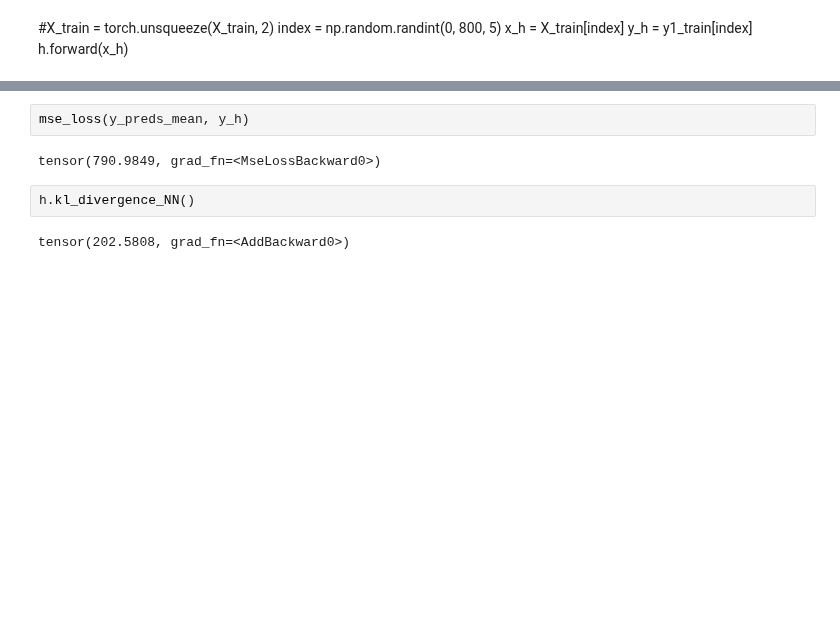
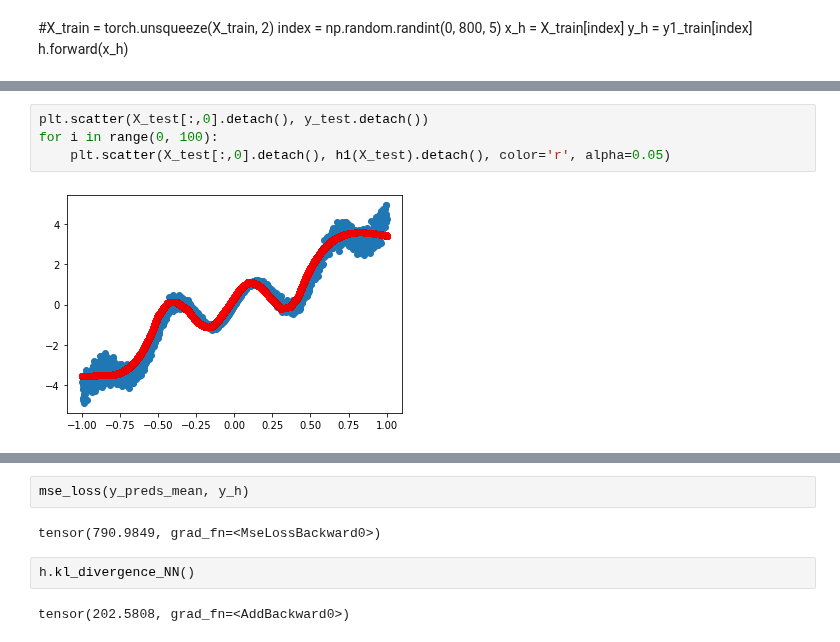
Before and after one commit to AlanLahoud/BNNSOP, a Jupyter notebook: illustrative_example.ipynb, the cells around one changed output, grey strips where cells are left out. Saved outputs shown, nothing was run; the diff lists cells and outputs as text; blank space fills up the shorter version.

```diff
--- a/illustrative_example.ipynb
+++ b/illustrative_example.ipynb
@@ -174,0 +267,6 @@ tensor(1052.6262, grad_fn=<MseLossBackward0>) tensor(350.6403, grad_fn=<AddBackw
+# %%
+plt.scatter(X_test[:,0].detach(), y_test.detach())
+for i in range(0, 100):
+    plt.scatter(X_test[:,0].detach(), h1(X_test).detach(), color='r', alpha=0.05)
+# %% [output]
+[figure, added]
```
Also changed, not shown: parts of 18 cells of this notebook.
